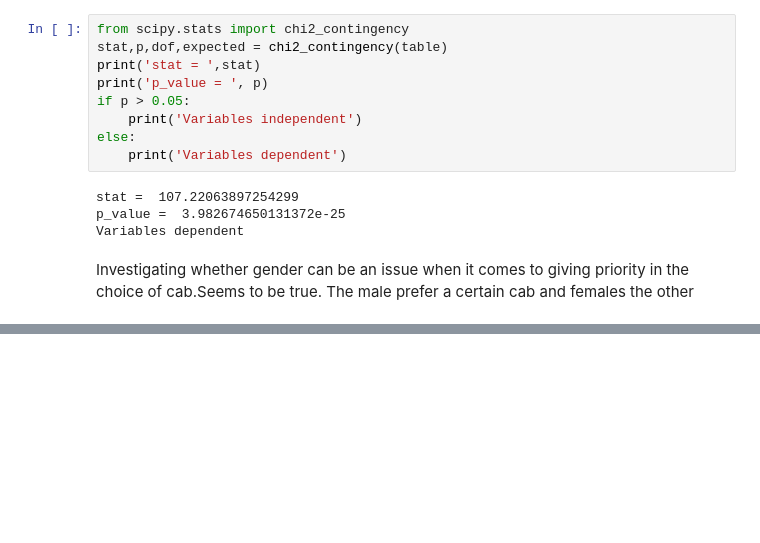
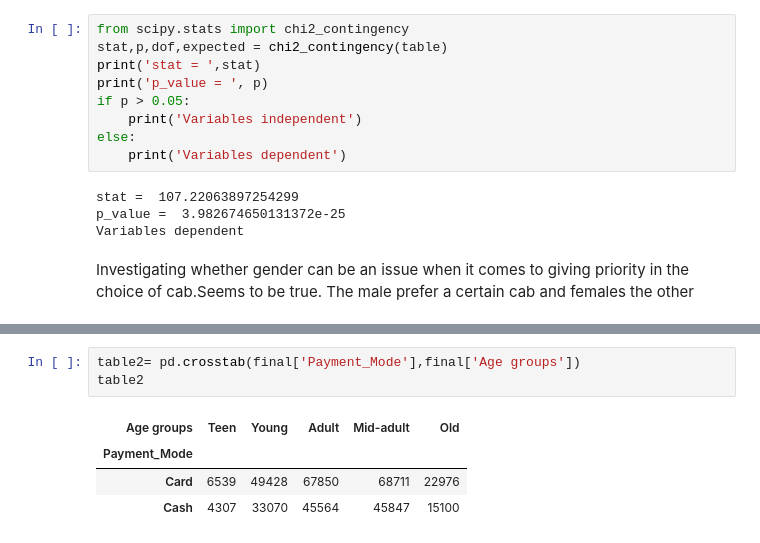
Before and after one commit to colinmburugu/DataSets, a Jupyter notebook: CABS.ipynb, the cells around one changed output, grey strips where cells are left out. Drawn from its saved outputs; the diff is of its cells as text; blank space fills up the shorter version.

```diff
--- a/CABS.ipynb
+++ b/CABS.ipynb
@@ -552,0 +599,8 @@ The male prefer a certain cab and females the other
+# %%
+table2= pd.crosstab(final['Payment_Mode'],final['Age groups'])
+table2
+# %% [output]
+| Age groups | Teen | Young | Adult | Mid-adult | Old |
+| Payment_Mode |  |  |  |  |  |
+| Card | 6539 | 49428 | 67850 | 68711 | 22976 |
+| Cash | 4307 | 33070 | 45564 | 45847 | 15100 |
```
Also changed, not shown: parts of 16 cells of this notebook.
